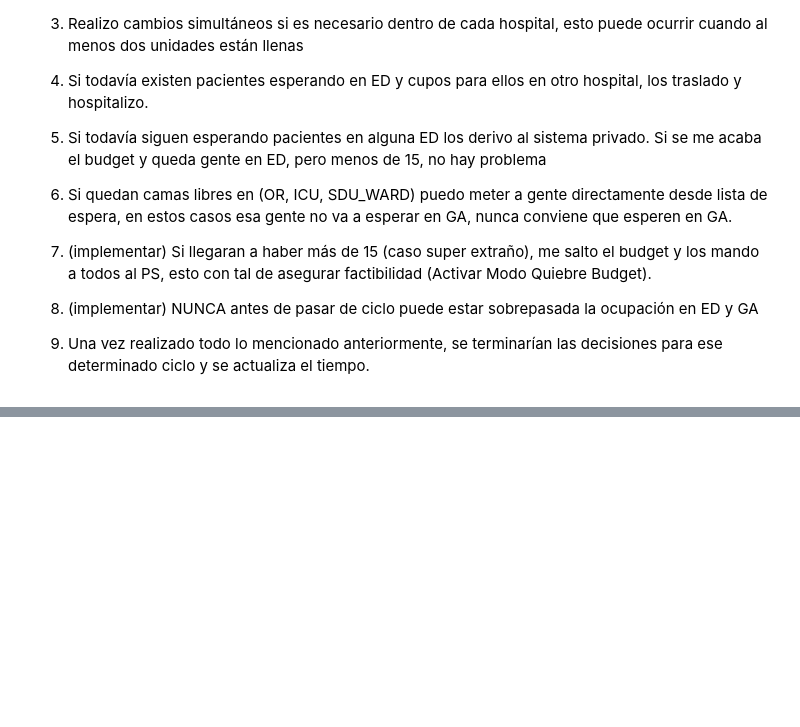
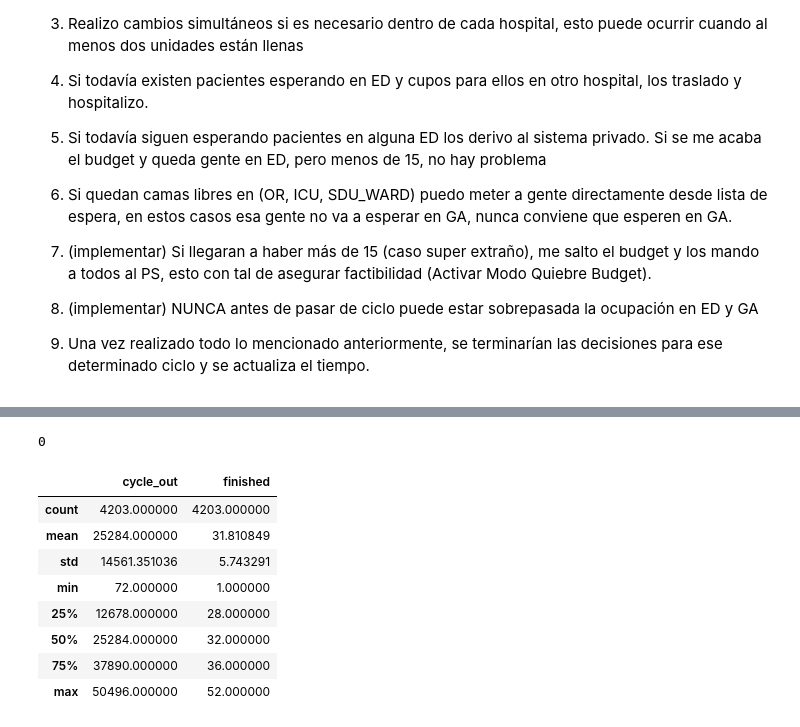
Before and after one commit to franfonte/Capstone, a Jupyter notebook: simulacion/0. codigo simulación/1_clases.ipynb, the cells around one changed output, grey strips where cells are left out. Drawn from its saved outputs; the diff is of its cells as text; code cells hidden in the pictures; blank space fills up the shorter version.

```diff
--- a/simulacion/0. codigo simulación/1_clases.ipynb
+++ b/simulacion/0. codigo simulación/1_clases.ipynb
@@ -232,10 +297,12 @@ class WL: # Revisado, funciona bien
     def agregar_paciente(self, paciente: Paciente): # Revisado, funciona bien
         self.sub_listas[paciente.requerimiento_inicial][paciente.grd].append(paciente)
 
-    # Siempre el primero de cada sublista es el que lleva mas esperando porque llego antes
-    def sacar_paciente(self, requerimiento: int, grd: int): # Revisado, funciona bien
-        if self.sub_listas[requerimiento][grd]:
-            return self.sub_listas[requerimiento][grd].popleft()
+    def sacar_paciente(self, paciente): # Revisado, funciona bien
+        requerimiento = paciente.requerimiento_inicial
+        grd = paciente.grd
+        if paciente in self.sub_listas[requerimiento][grd]:
+            self.sub_listas[requerimiento][grd].remove(paciente)
+            return paciente
         else:
             return None
 
@@ -1163,7 +1405,7 @@ class Simulacion: # Revisado, funciona bien
     def sacar_paciente(self, paciente): # Revisado, funciona bien
         # Retorna el paciente que se saca de la unidad, o None si no se pudo sacar
         if paciente.hospital_actual == 0:
-            return self.hospitales[paciente.hospital_actual].sacar_paciente(paciente.unidad_requerida, paciente.grd)
+            return self.hospitales[paciente.hospital_actual].sacar_paciente(paciente)
         else:
             return self.hospitales[paciente.hospital_actual].sacar_paciente(paciente, paciente.unidad_actual)
 
@@ -1254,9 +1496,11 @@ class Simulacion: # Revisado, funciona bien
     def __str__(self):
         pass
 # %%
-T_max = 5000
+T_max = 4208
 seed = 12
 ciclos = 4208
+Paciente.CONTADOR_ID = 1
 simu = Simulacion(T_max, seed, ciclos)
-df_s = simu.simular()
-df_s.to_csv(f"resultados simulacion/simulacion_seed_{seed}_ciclos_{ciclos}_Tmax_{T_max}.csv", index=False)
+df = simu.simular()
+# df_s = simu.simular()
+# df_s.to_csv(f"resultados simulacion/simulacion_seed_{seed}_ciclos_{ciclos}_Tmax_{T_max}.csv", index=False)
@@ -1262,0 +1642,35 @@ df_s.to_csv(f"resultados simulacion/simulacion_seed_{seed}_ciclos_{ciclos}_Tmax_
+# %%
+# Step 1: Filter once by hospital and unit
+filtered = tl[(tl['HOSPITAL'] == "Hospital_1") & (tl['UNIDAD'] == "ED")].copy()
+# filtered = tl[(tl['HOSPITAL'] == "WL")].copy()
+
+# Step 2: Create time points (e.g., 1.5, 2.5, ..., 3999.5)
+time_points = np.arange(1.5, 4000.5, 1)
+
+# Step 3: For each time, count how many rows satisfy TI < t < TF
+ocupacion = [
+    ((filtered['TI'] < t) & (filtered['TF'] > t)).sum()
+    for t in time_points
+]
+
+# Step 4: Get the max occupancy
+max_ocupacion = max(ocupacion)
+max_ocupacion
+# %% [output]
+0
+# %%
+# Step 2: Last row per patient → EXIT
+last_rows = tl.groupby('ID').last().reset_index()
+last_rows['cycle_out'] = last_rows['TF'].astype(int)
+finished_per_cycle = last_rows[last_rows["UNIDAD"] == "SDU_WARD"].groupby('cycle_out').size().reset_index(name='finished')
+finished_per_cycle.describe()
+# %% [output]
+|  | cycle_out | finished |
+| count | 4203.000000 | 4203.000000 |
+| mean | 25284.000000 | 31.810849 |
+| std | 14561.351036 | 5.743291 |
+| min | 72.000000 | 1.000000 |
+| 25% | 12678.000000 | 28.000000 |
+| 50% | 25284.000000 | 32.000000 |
+| 75% | 37890.000000 | 36.000000 |
+| max | 50496.000000 | 52.000000 |
```
Also changed, not shown: parts of 5 cells of this notebook, 7 other files.
